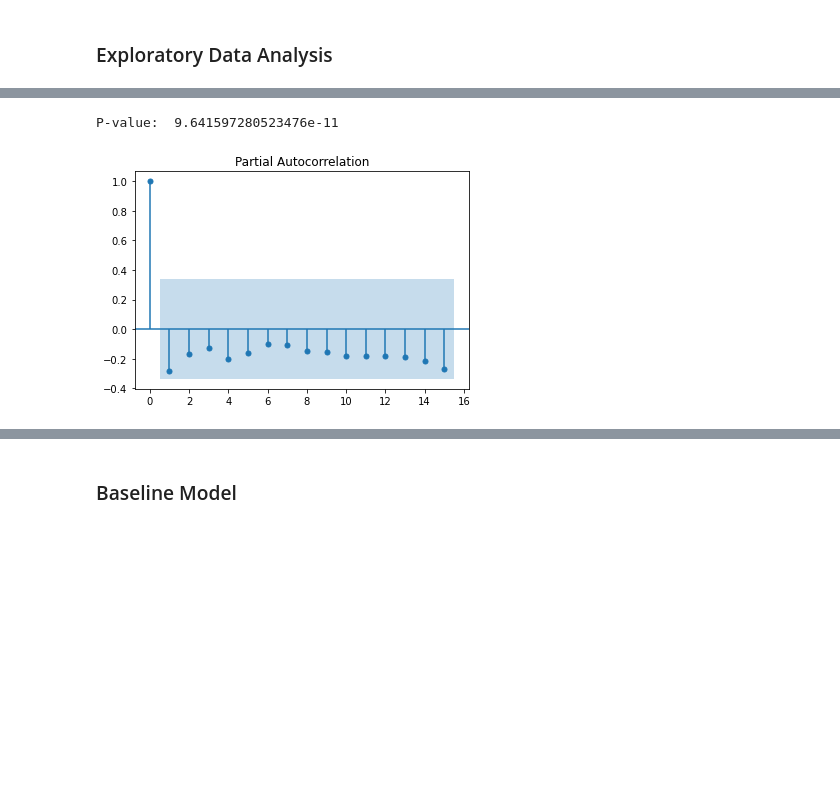
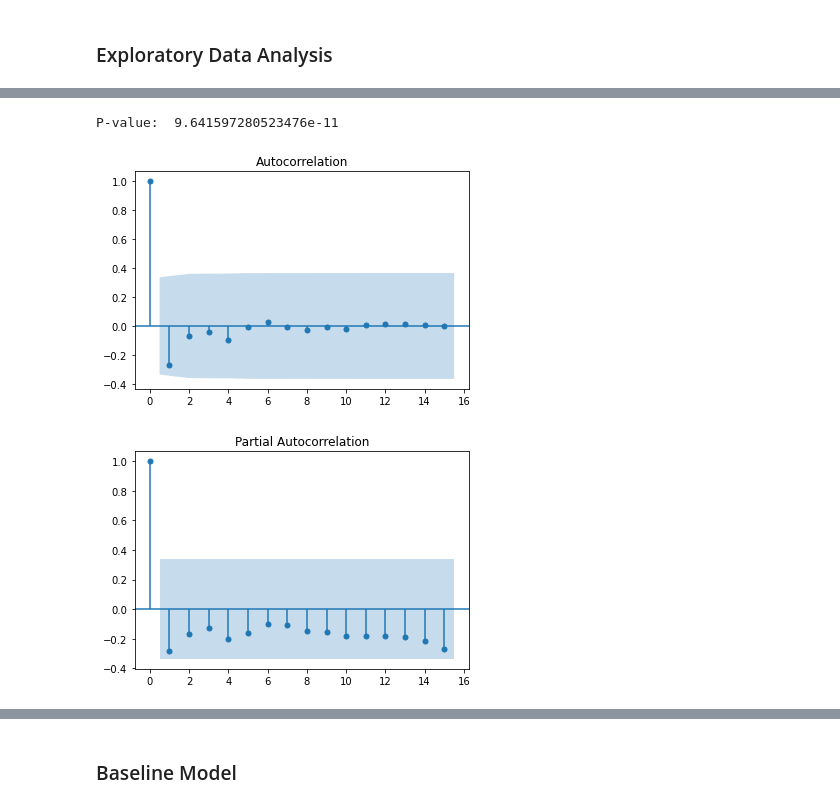
Before and after one commit to mustafashabbir10/Predicting_Economic_Growth, a Jupyter notebook: project_macro_model.ipynb, the cells around one changed output, grey strips where cells are left out. Saved outputs shown, nothing was run; the diff lists cells and outputs as text; code cells hidden in the pictures; blank space fills up the shorter version.

```diff
--- a/project_macro_model.ipynb
+++ b/project_macro_model.ipynb
@@ -108,11 +111,13 @@ P-value:  7.397612401647015e-17
 # %%
 df = data_withSentiment_US_growth['GDPC1']
 stationarityTest_US_growth = adfuller(df, autolag='AIC')
 print("P-value: ", stationarityTest_US_growth[1])
+acf = plot_acf(df, lags=15)
 pacf = plot_pacf(df, lags=15)
 # %% [output]
 P-value:  9.641597280523476e-11
-[figure, old version]
+[figure, new version]
+[figure, added]
 # %%
 df = data_withSentiment_US_inflation['FPCPITOTLZGUSA']
 stationarityTest_US_inflation = adfuller(df, autolag='AIC')
```
Also changed, not shown: parts of 6 cells of this notebook, 2 other files.
